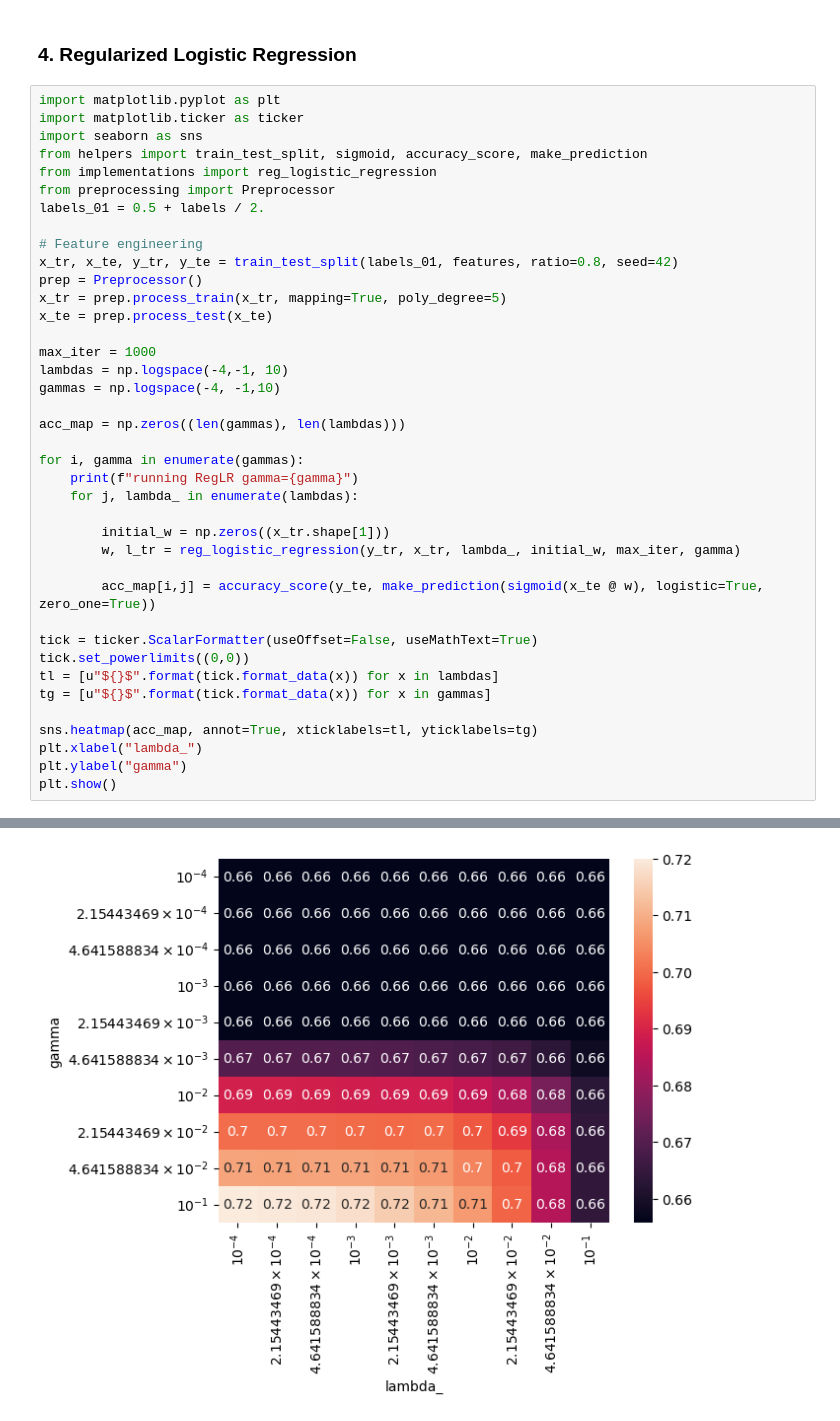
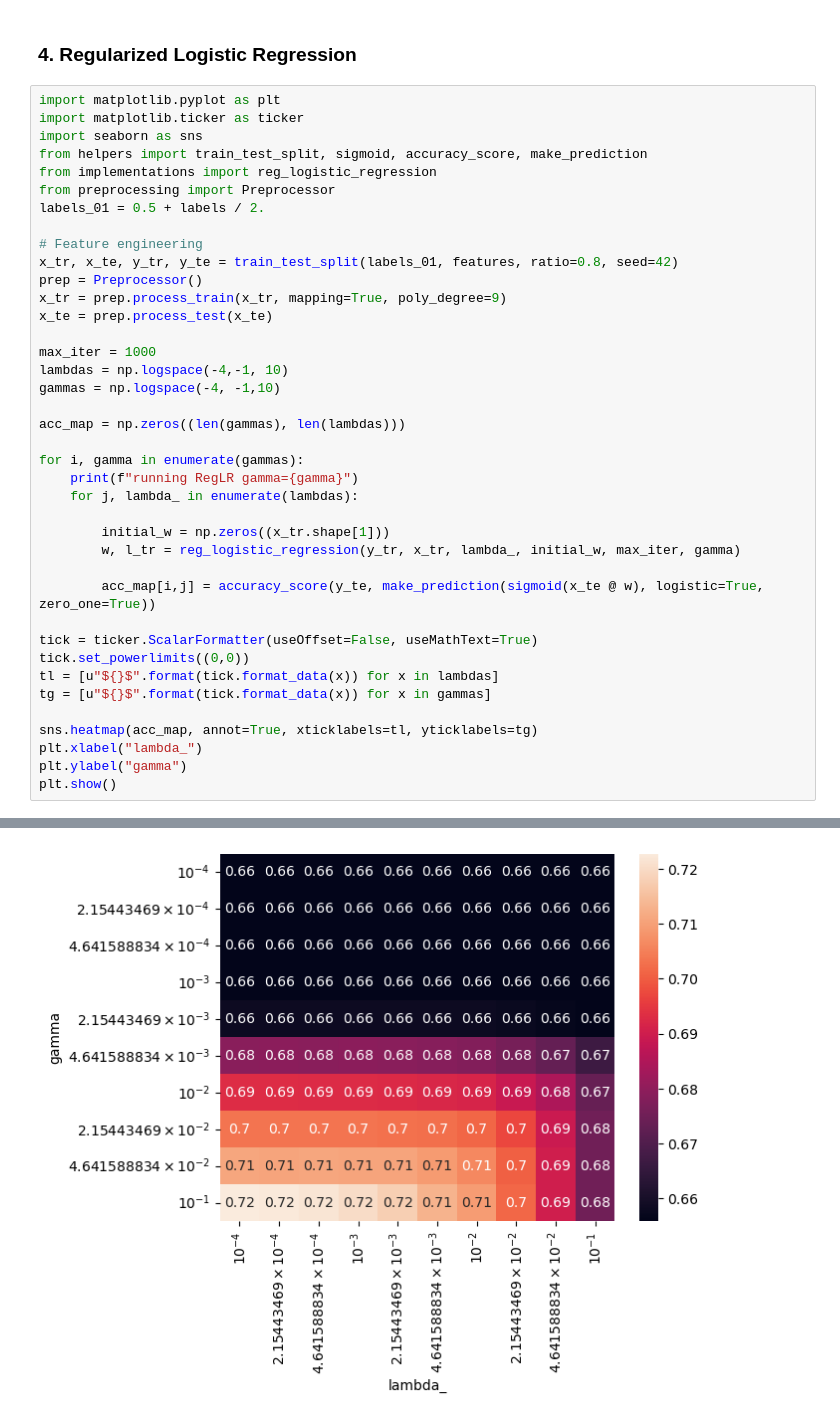
Before and after one commit to MeloS7/ML_Project1_EPFL, a Jupyter notebook: experiments.ipynb, the cells around one changed output, grey strips where cells are left out. Cells and saved outputs as stored; diff of their text form.

Commit message:
Heatmap RegLR deg=9

```diff
--- a/experiments.ipynb
+++ b/experiments.ipynb
@@ -267,7 +267,7 @@ labels_01 = 0.5 + labels / 2.
 # Feature engineering
 x_tr, x_te, y_tr, y_te = train_test_split(labels_01, features, ratio=0.8, seed=42)
 prep = Preprocessor()
-x_tr = prep.process_train(x_tr, mapping=True, poly_degree=5)
+x_tr = prep.process_train(x_tr, mapping=True, poly_degree=9)
 x_te = prep.process_test(x_te)
 
 max_iter = 1000
@@ -278,31 +278,31 @@ acc_map = np.zeros((len(gammas), len(lambdas)))
 
 for i, gamma in enumerate(gammas):
     print(f"running RegLR gamma={gamma}")
     for j, lambda_ in enumerate(lambdas):
 
         initial_w = np.zeros((x_tr.shape[1]))
         w, l_tr = reg_logistic_regression(y_tr, x_tr, lambda_, initial_w, max_iter, gamma)
 
         acc_map[i,j] = accuracy_score(y_te, make_prediction(sigmoid(x_te @ w), logistic=True, zero_one=True))
 
 tick = ticker.ScalarFormatter(useOffset=False, useMathText=True)
 tick.set_powerlimits((0,0))
 tl = [u"${}$".format(tick.format_data(x)) for x in lambdas]
 tg = [u"${}$".format(tick.format_data(x)) for x in gammas]
 
 sns.heatmap(acc_map, annot=True, xticklabels=tl, yticklabels=tg)
 plt.xlabel("lambda_")
 plt.ylabel("gamma")
 plt.show()
 # %% [output]
 running RegLR gamma=0.0001
 running RegLR gamma=0.00021544346900318845
 running RegLR gamma=0.00046415888336127773
 running RegLR gamma=0.001
 running RegLR gamma=0.002154434690031882
 running RegLR gamma=0.004641588833612777
 running RegLR gamma=0.01
 running RegLR gamma=0.021544346900318822
 running RegLR gamma=0.046415888336127774
 running RegLR gamma=0.1
-[figure, old version]
+[figure, new version]
```
